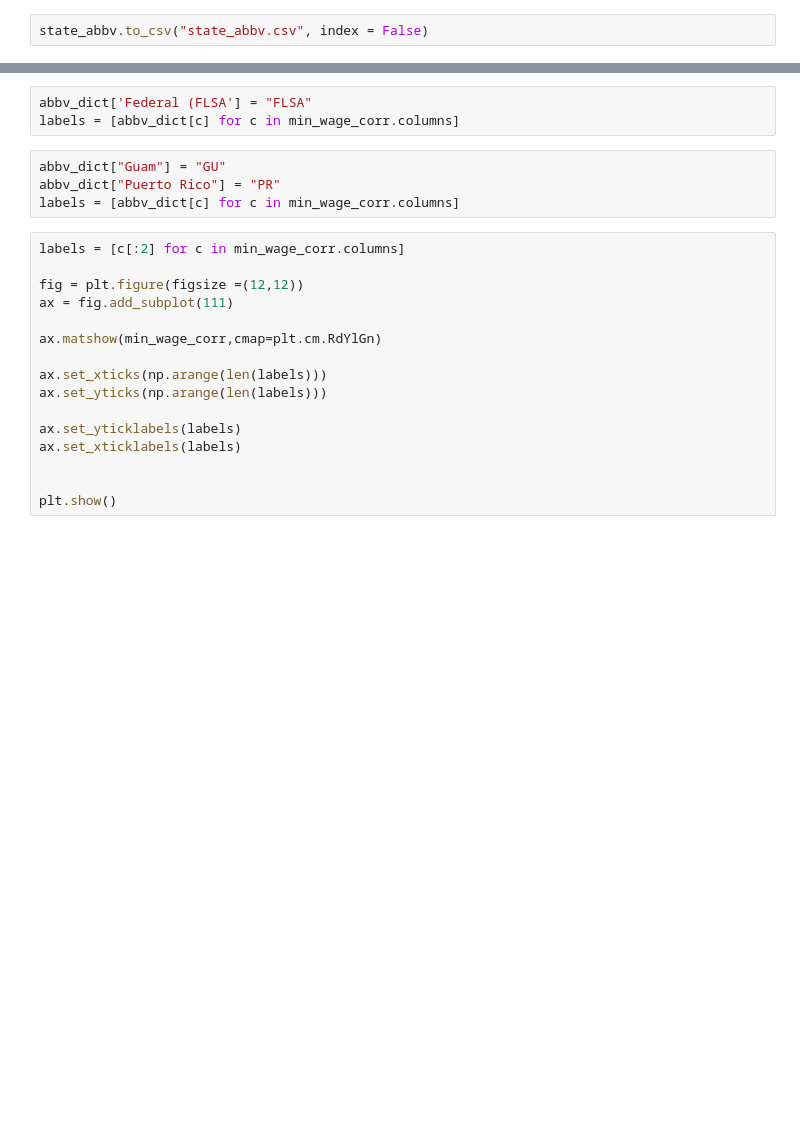
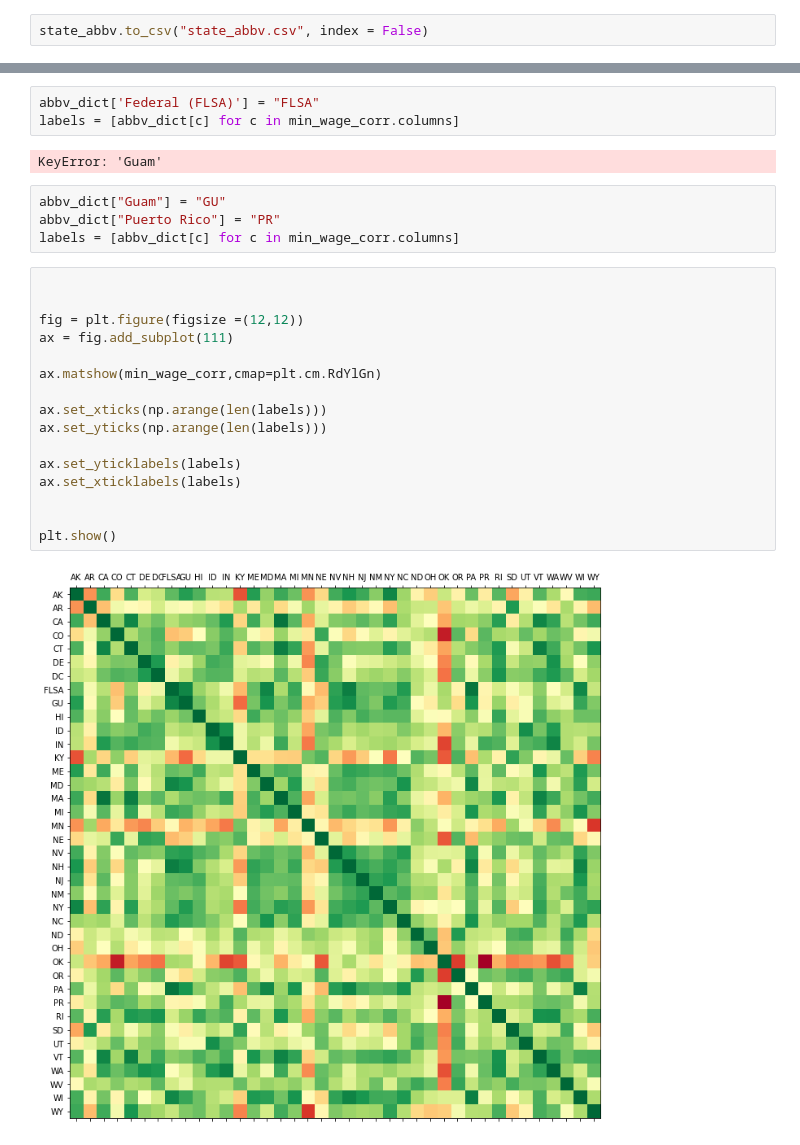
Before and after one commit to karolinakamenicka/python-learning, a Jupyter notebook: us_minimum_wage/us_min_wage_4lecture.ipynb, the cells around one changed output, grey strips where cells are left out. Cells and saved outputs as stored; diff of their text form; blank space fills up the shorter version.

```diff
--- a/us_minimum_wage/us_min_wage_4lecture.ipynb
+++ b/us_minimum_wage/us_min_wage_4lecture.ipynb
@@ -67,23 +129,27 @@ labels = [abbv_dict[c] for c in min_wage_corr.columns]
 # %%
-abbv_dict['Federal (FLSA'] = "FLSA"
+abbv_dict['Federal (FLSA)'] = "FLSA"
 labels = [abbv_dict[c] for c in min_wage_corr.columns]
+# %% [output]
+KeyError: 'Guam'
 # %%
 abbv_dict["Guam"] = "GU"
 abbv_dict["Puerto Rico"] = "PR"
 labels = [abbv_dict[c] for c in min_wage_corr.columns]
 # %%
-labels = [c[:2] for c in min_wage_corr.columns]
+
 
 fig = plt.figure(figsize =(12,12))
 ax = fig.add_subplot(111)
 
 ax.matshow(min_wage_corr,cmap=plt.cm.RdYlGn)
 
 ax.set_xticks(np.arange(len(labels)))
 ax.set_yticks(np.arange(len(labels)))
 
 ax.set_yticklabels(labels)
 ax.set_xticklabels(labels)
 
 
 plt.show()
+# %% [output]
+[figure, added]
```
Also changed, not shown: parts of 10 cells of this notebook, 4 other files.
